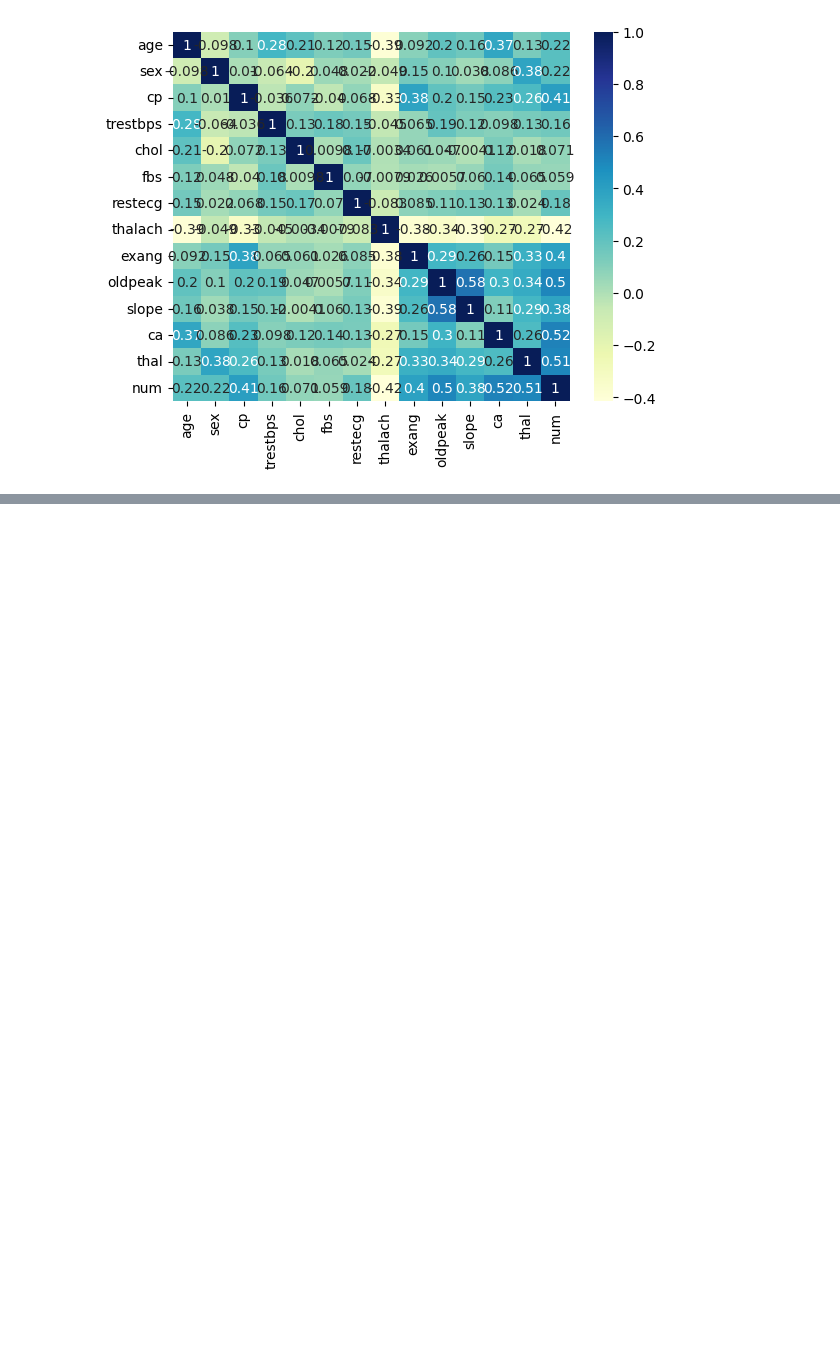
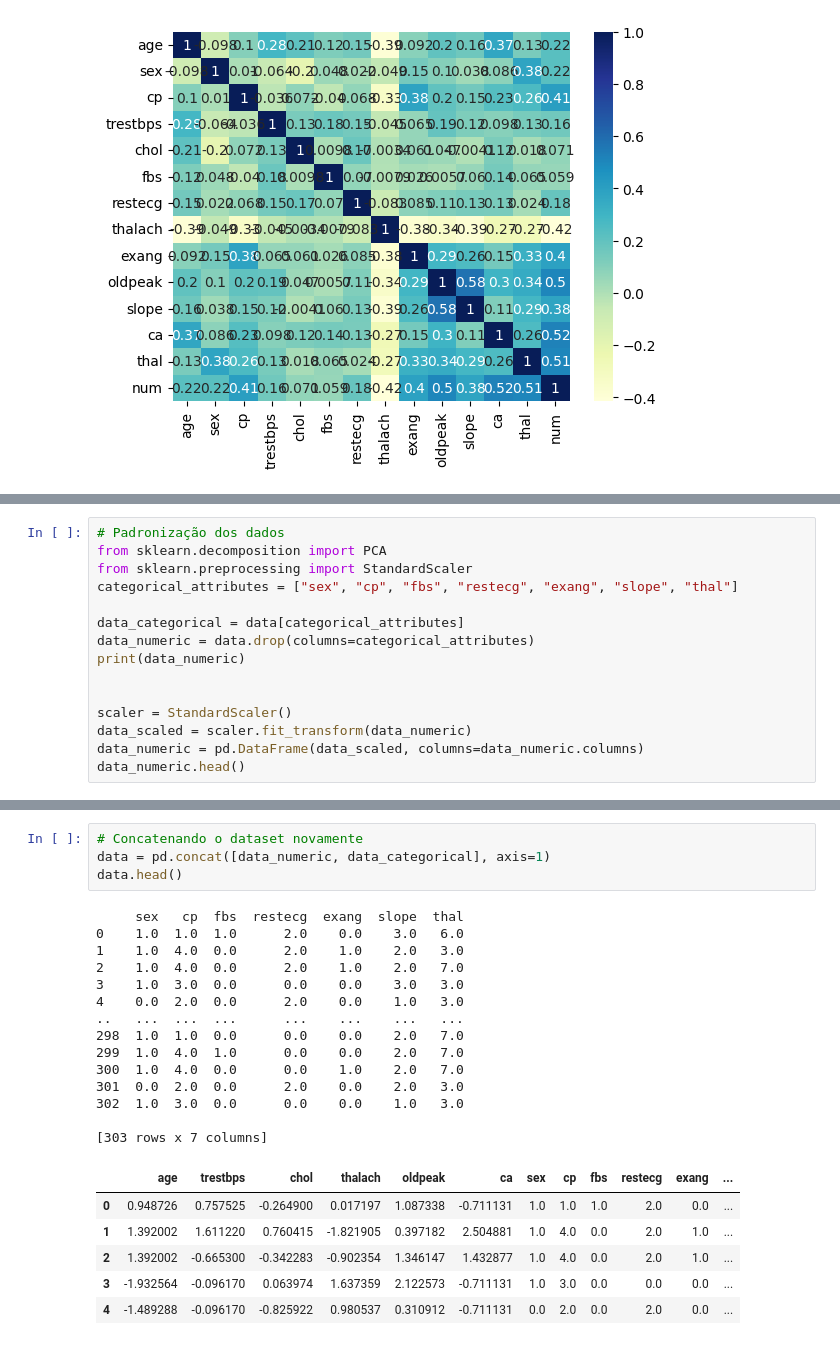
Before and after one commit to DanielAlmeida19/mineracao-dados-atividades, a Jupyter notebook: pre-processing.ipynb, the cells around one changed output, grey strips where cells are left out. Cells and saved outputs as stored; diff of their text form; blank space fills up the shorter version.

```diff
--- a/pre-processing.ipynb
+++ b/pre-processing.ipynb
@@ -260,0 +274,15 @@ sns.heatmap(data.corr(), annot=True, cmap='YlGnBu')
+# %%
+# Padronização dos dados
+from sklearn.decomposition import PCA
+from sklearn.preprocessing import StandardScaler
+categorical_attributes = ["sex", "cp", "fbs", "restecg", "exang", "slope", "thal"]
+
+data_categorical = data[categorical_attributes]
+data_numeric = data.drop(columns=categorical_attributes)
+print(data_numeric)
+
+
+scaler = StandardScaler()
+data_scaled = scaler.fit_transform(data_numeric)
+data_numeric = pd.DataFrame(data_scaled, columns=data_numeric.columns)
+data_numeric.head()
@@ -260,0 +310,25 @@ sns.heatmap(data.corr(), annot=True, cmap='YlGnBu')
+# %%
+# Concatenando o dataset novamente
+data = pd.concat([data_numeric, data_categorical], axis=1)
+data.head()
+# %% [output]
+     sex   cp  fbs  restecg  exang  slope  thal
+0    1.0  1.0  1.0      2.0    0.0    3.0   6.0
+1    1.0  4.0  0.0      2.0    1.0    2.0   3.0
+2    1.0  4.0  0.0      2.0    1.0    2.0   7.0
+3    1.0  3.0  0.0      0.0    0.0    3.0   3.0
+4    0.0  2.0  0.0      2.0    0.0    1.0   3.0
+..   ...  ...  ...      ...    ...    ...   ...
+298  1.0  1.0  0.0      0.0    0.0    2.0   7.0
+299  1.0  4.0  1.0      0.0    0.0    2.0   7.0
+300  1.0  4.0  0.0      0.0    1.0    2.0   7.0
+301  0.0  2.0  0.0      2.0    0.0    2.0   3.0
+302  1.0  3.0  0.0      0.0    0.0    1.0   3.0
+
+[303 rows x 7 columns]
+|  | age | trestbps | chol | thalach | oldpeak | ca | sex | cp | fbs | restecg | exang | ... |
+| 0 | 0.948726 | 0.757525 | -0.264900 | 0.017197 | 1.087338 | -0.711131 | 1.0 | 1.0 | 1.0 | 2.0 | 0.0 | ... |
+| 1 | 1.392002 | 1.611220 | 0.760415 | -1.821905 | 0.397182 | 2.504881 | 1.0 | 4.0 | 0.0 | 2.0 | 1.0 | ... |
+| 2 | 1.392002 | -0.665300 | -0.342283 | -0.902354 | 1.346147 | 1.432877 | 1.0 | 4.0 | 0.0 | 2.0 | 1.0 | ... |
+| 3 | -1.932564 | -0.096170 | 0.063974 | 1.637359 | 2.122573 | -0.711131 | 1.0 | 3.0 | 0.0 | 0.0 | 0.0 | ... |
+| 4 | -1.489288 | -0.096170 | -0.825922 | 0.980537 | 0.310912 | -0.711131 | 0.0 | 2.0 | 0.0 | 2.0 | 0.0 | ... |
```
Also changed, not shown: parts of 8 cells of this notebook.
